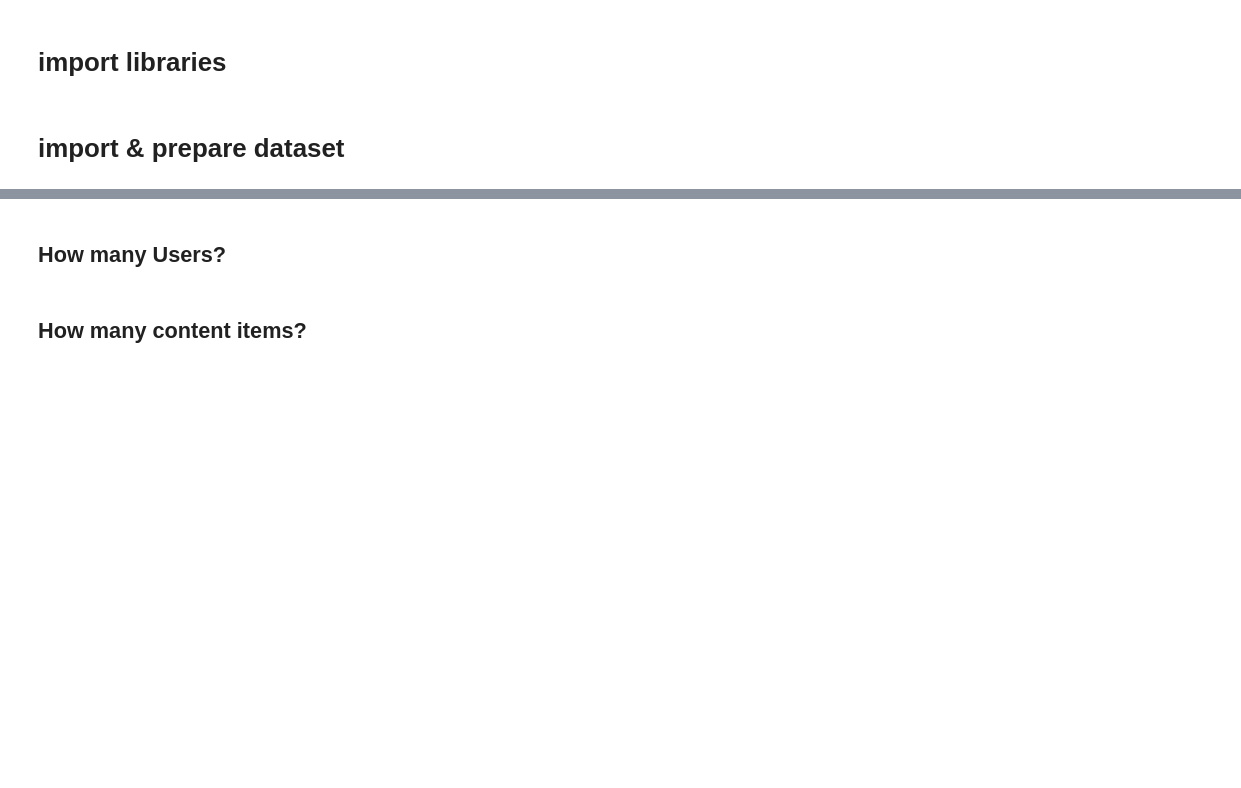
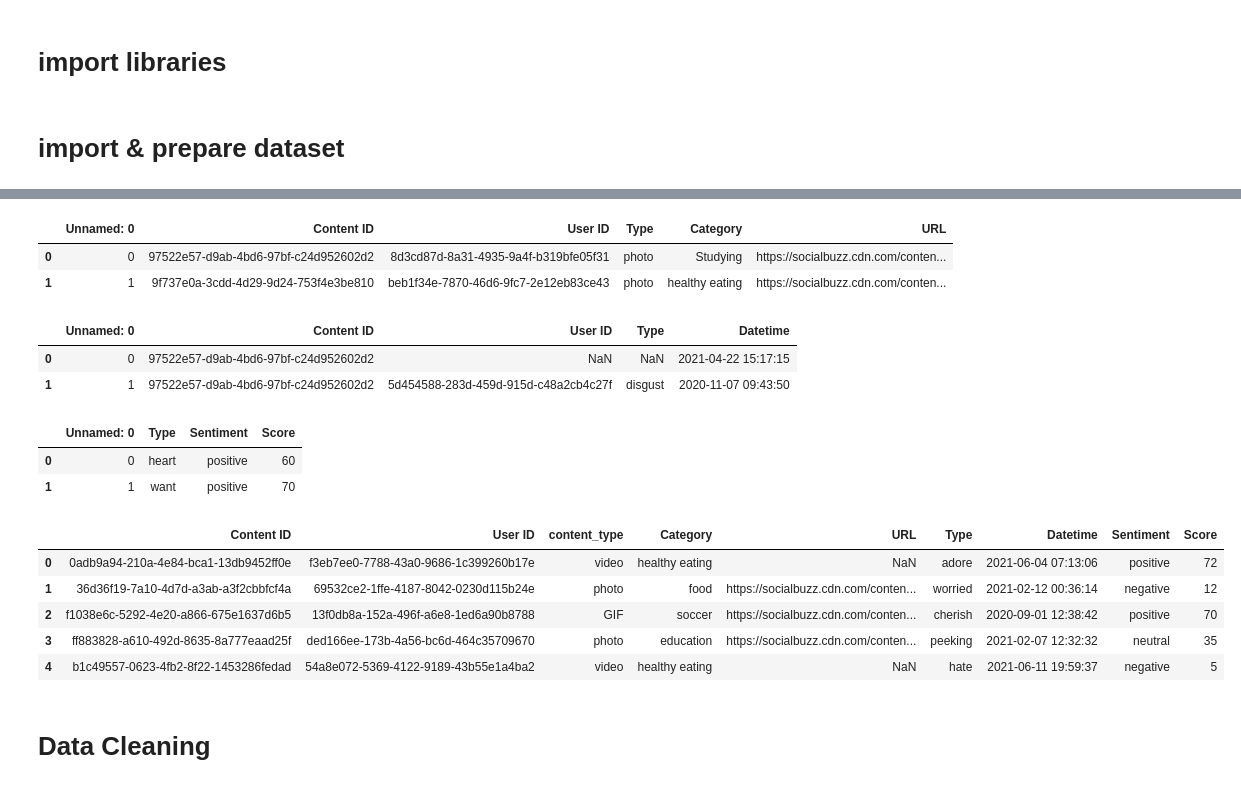
Before and after one commit to AhmAnwar/accenture_virtual_experience_VE_by_Forage, a Jupyter notebook: accenture-virtual-experience-ve-by-forage.ipynb, the cells around one changed output, grey strips where cells are left out. Drawn from its saved outputs; the diff is of its cells as text; code cells hidden in the pictures; blank space fills up the shorter version.

```diff
--- a/accenture-virtual-experience-ve-by-forage.ipynb
+++ b/accenture-virtual-experience-ve-by-forage.ipynb
@@ -122,2 +11,0 @@ plt.show()
-# %% [markdown]
-## **How many Users?**
@@ -126,2 +11,0 @@ df['User ID'].nunique()
-# %% [markdown]
-## **How many content items?**
@@ -129,0 +12,24 @@ df['Content ID'].nunique()
+# %%
+# read data files.
+
+content = pd.read_csv('/content/Content.csv')
+reactions = pd.read_csv('/content/Reactions.csv')
+reactions_type = pd.read_csv('/content/ReactionTypes.csv')
+# %%
+content.head(2)
+# %% [output]
+|  | Unnamed: 0 | Content ID | User ID | Type | Category | URL |
+| 0 | 0 | 97522e57-d9ab-4bd6-97bf-c24d952602d2 | 8d3cd87d-8a31-4935-9a4f-b319bfe05f31 | photo | Studying | https://socialbuzz.cdn.com/conten... |
+| 1 | 1 | 9f737e0a-3cdd-4d29-9d24-753f4e3be810 | beb1f34e-7870-46d6-9fc7-2e12eb83ce43 | photo | healthy eating | https://socialbuzz.cdn.com/conten... |
+# %%
+reactions.head(2)
+# %% [output]
+|  | Unnamed: 0 | Content ID | User ID | Type | Datetime |
+| 0 | 0 | 97522e57-d9ab-4bd6-97bf-c24d952602d2 | NaN | NaN | 2021-04-22 15:17:15 |
+| 1 | 1 | 97522e57-d9ab-4bd6-97bf-c24d952602d2 | 5d454588-283d-459d-915d-c48a2cb4c27f | disgust | 2020-11-07 09:43:50 |
+# %%
+reactions_type.head(2)
+# %% [output]
+|  | Unnamed: 0 | Type | Sentiment | Score |
+| 0 | 0 | heart | positive | 60 |
+| 1 | 1 | want | positive | 70 |
@@ -129,0 +54,11 @@ df['Content ID'].nunique()
+# %%
+df.head()
+# %% [output]
+|  | Content ID | User ID | content_type | Category | URL | Type | Datetime | Sentiment | Score |
+| 0 | 0adb9a94-210a-4e84-bca1-13db9452ff0e | f3eb7ee0-7788-43a0-9686-1c399260b17e | video | healthy eating | NaN | adore | 2021-06-04 07:13:06 | positive | 72 |
+| 1 | 36d36f19-7a10-4d7d-a3ab-a3f2cbbfcf4a | 69532ce2-1ffe-4187-8042-0230d115b24e | photo | food | https://socialbuzz.cdn.com/conten... | worried | 2021-02-12 00:36:14 | negative | 12 |
+| 2 | f1038e6c-5292-4e20-a866-675e1637d6b5 | 13f0db8a-152a-496f-a6e8-1ed6a90b8788 | GIF | soccer | https://socialbuzz.cdn.com/conten... | cherish | 2020-09-01 12:38:42 | positive | 70 |
+| 3 | ff883828-a610-492d-8635-8a777eaad25f | ded166ee-173b-4a56-bc6d-464c35709670 | photo | education | https://socialbuzz.cdn.com/conten... | peeking | 2021-02-07 12:32:32 | neutral | 35 |
+| 4 | b1c49557-0623-4fb2-8f22-1453286fedad | 54a8e072-5369-4122-9189-43b55e1a4ba2 | video | healthy eating | NaN | hate | 2021-06-11 19:59:37 | negative | 5 |
+# %% [markdown]
+# Data Cleaning
```
Also changed, not shown: parts of 69 cells of this notebook.
